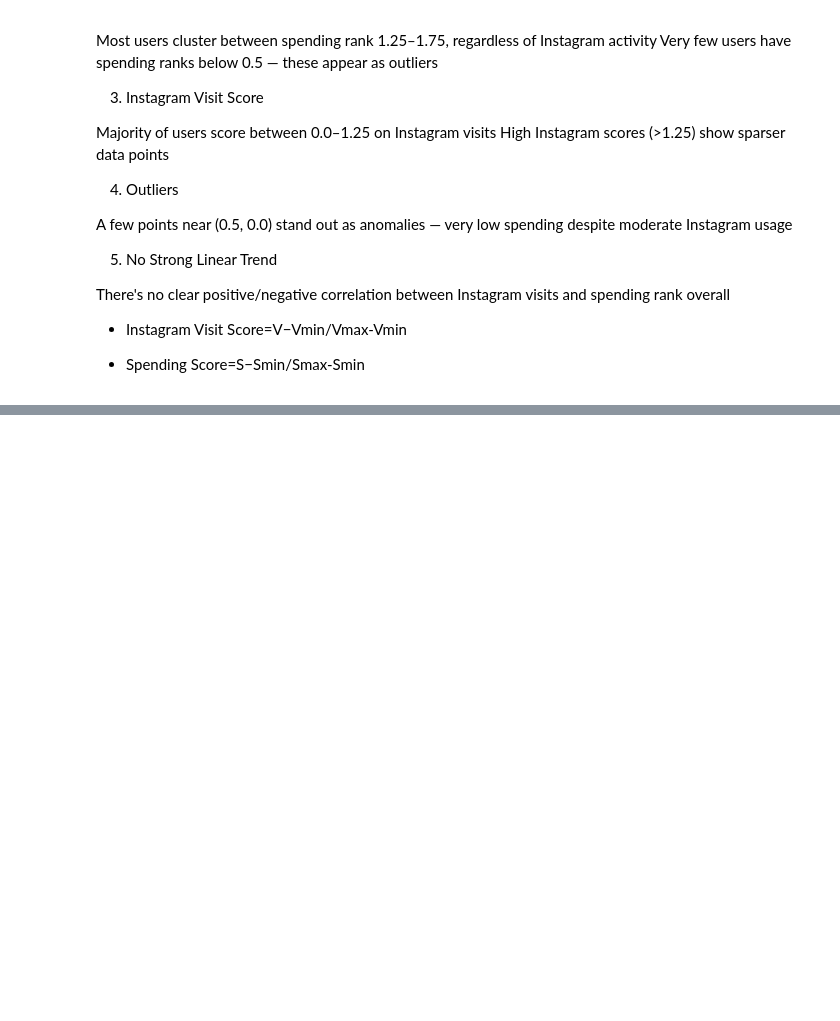
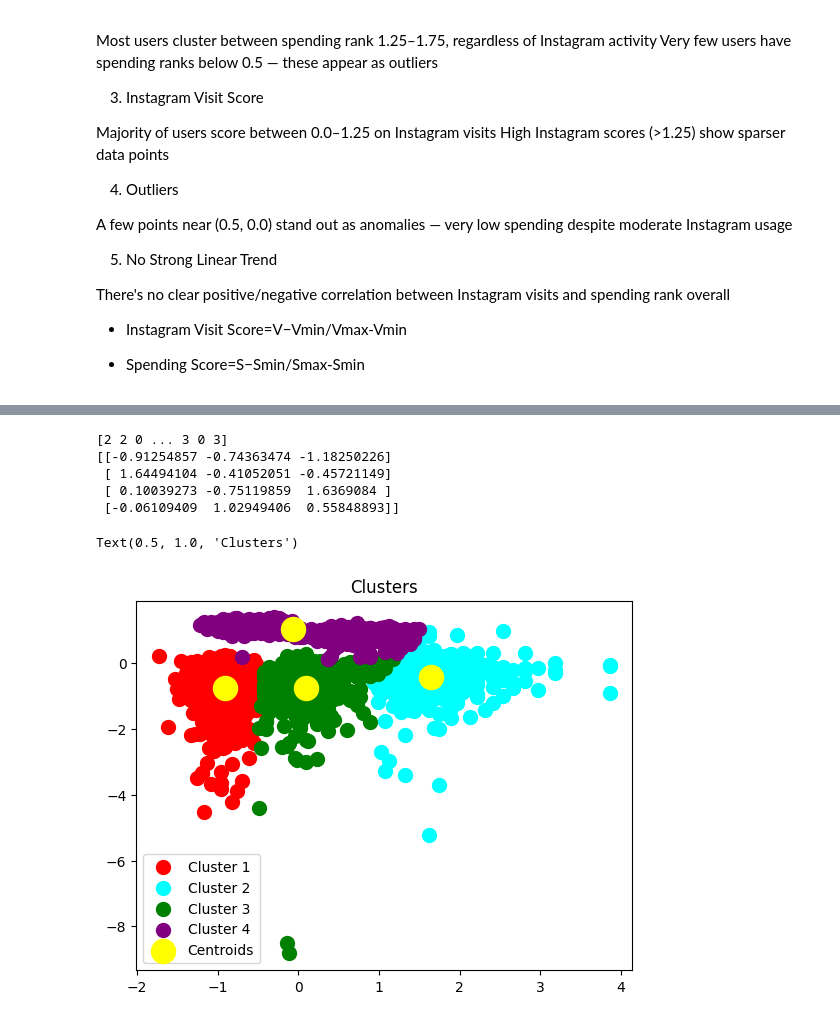
Before and after one commit to vishnubyneni/MLA0202-MACHINE-LEARNING, a Jupyter notebook: k_Means_Clustering.ipynb, the cells around one changed output, grey strips where cells are left out. Drawn from its saved outputs; the diff is of its cells as text; code cells hidden in the pictures; blank space fills up the shorter version.

```diff
--- a/k_Means_Clustering.ipynb
+++ b/k_Means_Clustering.ipynb
@@ -327,0 +366,22 @@ There's no clear positive/negative correlation between Instagram visits and spen
+# %%
+x_scaled_np=x_scaled.values
+km=KMeans(n_clusters=4,init="k-means++",random_state=True,n_init=10)
+y_km=km.fit_predict(x_scaled_np)
+print(km.labels_)
+print(km.cluster_centers_)
+plt.scatter(x_scaled_np[y_km == 0,0], x_scaled_np[y_km == 0,1], s = 100, c = 'red', label = 'Cluster 1')
+plt.scatter(x_scaled_np[y_km == 1,0], x_scaled_np[y_km == 1,1], s = 100, c = 'cyan', label = 'Cluster 2')
+plt.scatter(x_scaled_np[y_km == 2,0], x_scaled_np[y_km == 2,1], s = 100, c = 'green', label = 'Cluster 3')
+plt.scatter(x_scaled_np[y_km == 3,0], x_scaled_np[y_km == 3,1], s = 100, c = 'purple', label = 'Cluster 4')
+
+plt.scatter(km.cluster_centers_[:, 0], km.cluster_centers_[:, 1], s = 300, c = 'yellow', label = 'Centroids')
+plt.legend()
+plt.title('Clusters')
+# %% [output]
+[2 2 0 ... 3 0 3]
+[[-0.91254857 -0.74363474 -1.18250226]
+ [ 1.64494104 -0.41052051 -0.45721149]
+ [ 0.10039273 -0.75119859  1.6369084 ]
+ [-0.06109409  1.02949406  0.55848893]]
+Text(0.5, 1.0, 'Clusters')
+[figure, added]
```
Also changed, not shown: parts of 2 cells of this notebook.
